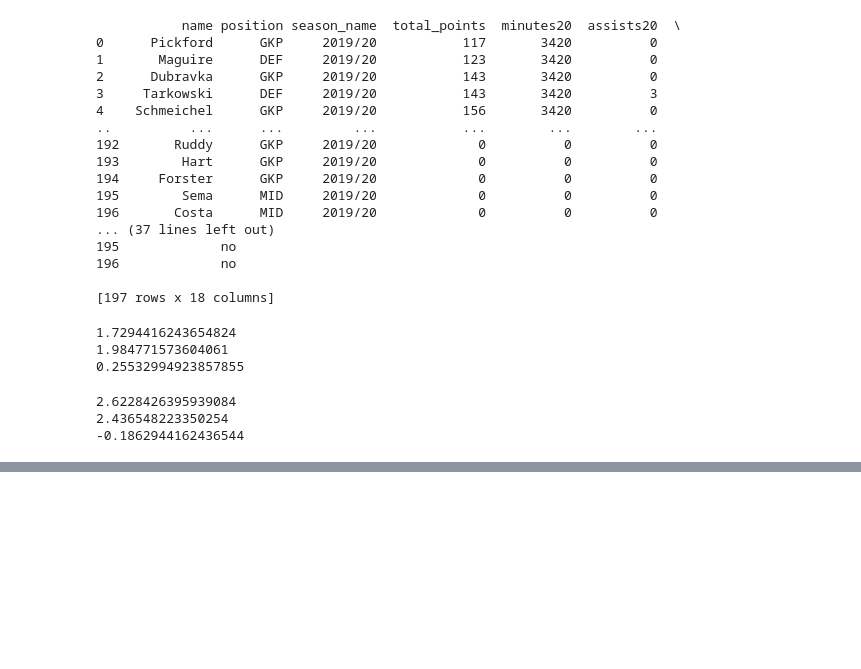
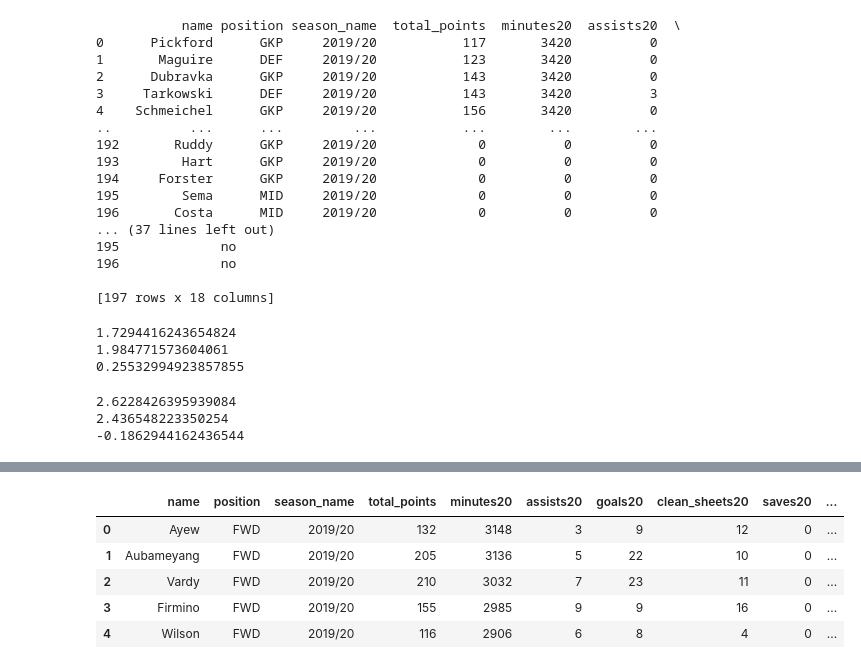
Before and after one commit to dylanomeara95/Repos, a Jupyter notebook: FPL_Data_Complete.ipynb, the cells around one changed output, grey strips where cells are left out. Saved outputs shown, nothing was run; the diff lists cells and outputs as text; code cells hidden in the pictures; blank space fills up the shorter version.

```diff
--- a/FPL_Data_Complete.ipynb
+++ b/FPL_Data_Complete.ipynb
@@ -470,0 +512,18 @@ print(goals_dif)
+# %%
+# create new 'fwd_stats' dataframe with just forwards
+fwd_stats = complete_stats.loc[complete_stats['position']=='FWD']
+
+# create new 'mid_stats' dataframe with just midfielders
+mid_stats = complete_stats.loc[complete_stats['position']=='MID']
+
+# combine both above dataframes to create a new 'attacker_stats' so I can visualise their goal+assist stats without defensive players in the data
+attacker_stats = fwd_stats.append(mid_stats, ignore_index=True)
+
+attacker_stats.head()
+# %% [output]
+|  | name | position | season_name | total_points | minutes20 | assists20 | goals20 | clean_sheets20 | saves20 | ... |
+| 0 | Ayew | FWD | 2019/20 | 132 | 3148 | 3 | 9 | 12 | 0 | ... |
+| 1 | Aubameyang | FWD | 2019/20 | 205 | 3136 | 5 | 22 | 10 | 0 | ... |
+| 2 | Vardy | FWD | 2019/20 | 210 | 3032 | 7 | 23 | 11 | 0 | ... |
+| 3 | Firmino | FWD | 2019/20 | 155 | 2985 | 9 | 9 | 16 | 0 | ... |
+| 4 | Wilson | FWD | 2019/20 | 116 | 2906 | 6 | 8 | 4 | 0 | ... |
```
Also changed, not shown: parts of 6 cells of this notebook.
